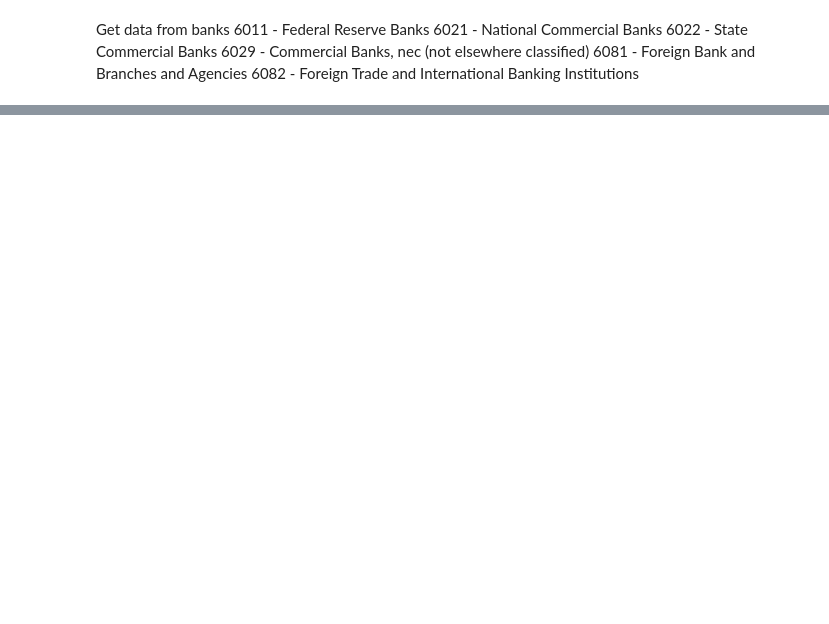
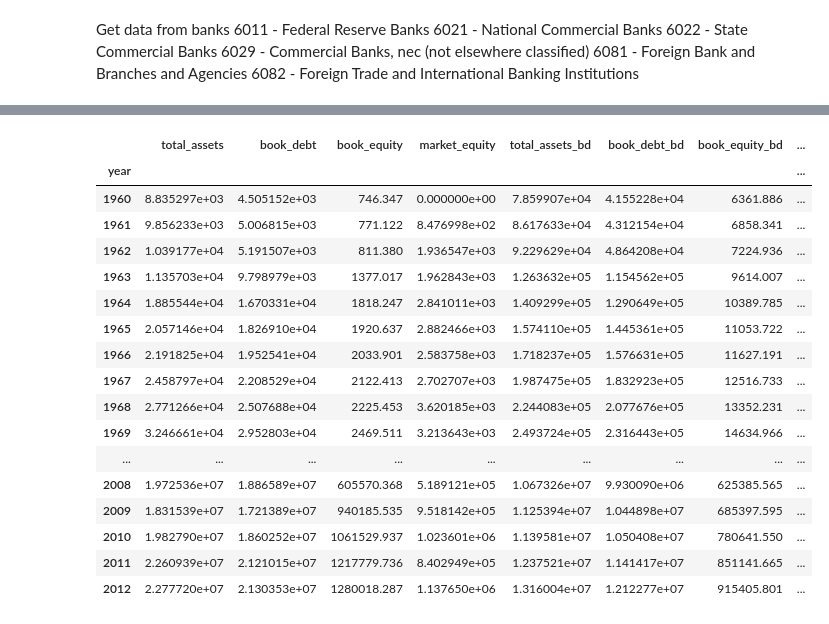
Before and after one commit to 1scarecrow1/intermediary-asset-pricing, a Jupyter notebook: src/Table02.ipynb, the cells around one changed output, grey strips where cells are left out. Cells and saved outputs as stored; diff of their text form; code cells hidden in the pictures; blank space fills up the shorter version.

```diff
--- a/src/Table02.ipynb
+++ b/src/Table02.ipynb
@@ -229,7 +304,7 @@ Get data from banks
 6081 - Foreign Bank and Branches and Agencies
 6082 - Foreign Trade and International Banking Institutions
 # %%
-bank_sic = [6011,6021,6022,6029,6081,6082] # these are not all the codes, in the process of looking these up
-linked_banks = linktable[(linktable['sic'].isin(bank_sic))]
+bank_sic = [6011,6021,6022,6029,6081,6082,6020] # these are not all the codes, in the process of looking these up
+linked_banks = linktable[(linktable['sic'].isin(bank_sic)) & (~linktable['gvkey'].isin(ticks['gvkey'].tolist()))]
 linked_banks
 # %% [output]
@@ -236,0 +324,16 @@ Series([], Name: conm, dtype: object)
+# %%
+def get_comparison_group_data(linktable_df, start_date, end_date):
+    empty_tickers = []
+    comparison_group_df = pd.DataFrame()
+    for index, row in linktable_df.iterrows():
+        gvkey = row['gvkey']
+        new_data = fetch_financial_data(gvkey, start_date, end_date)
+        if isinstance(new_data, tuple):
+            empty_tickers.append({row['conm']:gvkey})
+        else:
+            comparison_group_df = pd.concat([new_data, comparison_group_df], axis=0)
+    print('Empty Tickers: %s' % empty_tickers)
+    return comparison_group_df
+# %%
+banks = get_comparison_group_data(linked_banks, '1960-01-01', '2012-12-31')
+banks = banks.drop_duplicates()
@@ -236,0 +358,9 @@ Series([], Name: conm, dtype: object)
+# %%
+yearly_sum_banks = banks.groupby('datadate').agg({
+    'total_assets': 'sum',
+    'book_debt': 'sum',
+    'book_equity': 'sum',
+    'market_equity': 'sum'
+}).reset_index()
+yearly_sum_banks = yearly_sum_banks.rename(columns={'total_assets':'total_assets_bd', 'book_debt':'book_debt_bd', 'book_equity':'book_equity_bd','market_equity':'market_equity_bd' })
+yearly_sum_banks
@@ -236,0 +381,34 @@ Series([], Name: conm, dtype: object)
+# %%
+merged_pd_banks = pd.merge(yearly_sum_pd, yearly_sum_banks, left_on='datadate', right_on='datadate')
+merged_pd_banks.index = pd.to_datetime(merged_pd_banks['datadate'])
+merged_pd_banks['year'] = pd.to_datetime(merged_pd_banks['datadate']).dt.year
+merged_pd_banks = merged_pd_banks.groupby('year').agg({
+    'total_assets': 'sum',
+    'book_debt': 'sum',
+    'book_equity': 'sum',
+    'market_equity': 'sum',
+    'total_assets_bd': 'sum',
+    'book_debt_bd': 'sum',
+    'book_equity_bd': 'sum',
+    'market_equity_bd': 'sum'
+})
+merged_pd_banks
+# %% [output]
+|  | total_assets | book_debt | book_equity | market_equity | total_assets_bd | book_debt_bd | book_equity_bd | ... |
+| year |  |  |  |  |  |  |  | ... |
+| 1960 | 8.835297e+03 | 4.505152e+03 | 746.347 | 0.000000e+00 | 7.859907e+04 | 4.155228e+04 | 6361.886 | ... |
+| 1961 | 9.856233e+03 | 5.006815e+03 | 771.122 | 8.476998e+02 | 8.617633e+04 | 4.312154e+04 | 6858.341 | ... |
+| 1962 | 1.039177e+04 | 5.191507e+03 | 811.380 | 1.936547e+03 | 9.229629e+04 | 4.864208e+04 | 7224.936 | ... |
+| 1963 | 1.135703e+04 | 9.798979e+03 | 1377.017 | 1.962843e+03 | 1.263632e+05 | 1.154562e+05 | 9614.007 | ... |
+| 1964 | 1.885544e+04 | 1.670331e+04 | 1818.247 | 2.841011e+03 | 1.409299e+05 | 1.290649e+05 | 10389.785 | ... |
+| 1965 | 2.057146e+04 | 1.826910e+04 | 1920.637 | 2.882466e+03 | 1.574110e+05 | 1.445361e+05 | 11053.722 | ... |
+| 1966 | 2.191825e+04 | 1.952541e+04 | 2033.901 | 2.583758e+03 | 1.718237e+05 | 1.576631e+05 | 11627.191 | ... |
+| 1967 | 2.458797e+04 | 2.208529e+04 | 2122.413 | 2.702707e+03 | 1.987475e+05 | 1.832923e+05 | 12516.733 | ... |
+| 1968 | 2.771266e+04 | 2.507688e+04 | 2225.453 | 3.620185e+03 | 2.244083e+05 | 2.077676e+05 | 13352.231 | ... |
+| 1969 | 3.246661e+04 | 2.952803e+04 | 2469.511 | 3.213643e+03 | 2.493724e+05 | 2.316443e+05 | 14634.966 | ... |
+| ... | ... | ... | ... | ... | ... | ... | ... | ... |
+| 2008 | 1.972536e+07 | 1.886589e+07 | 605570.368 | 5.189121e+05 | 1.067326e+07 | 9.930090e+06 | 625385.565 | ... |
+| 2009 | 1.831539e+07 | 1.721389e+07 | 940185.535 | 9.518142e+05 | 1.125394e+07 | 1.044898e+07 | 685397.595 | ... |
+| 2010 | 1.982790e+07 | 1.860252e+07 | 1061529.937 | 1.023601e+06 | 1.139581e+07 | 1.050408e+07 | 780641.550 | ... |
+| 2011 | 2.260939e+07 | 2.121015e+07 | 1217779.736 | 8.402949e+05 | 1.237521e+07 | 1.141417e+07 | 851141.665 | ... |
+| 2012 | 2.277720e+07 | 2.130353e+07 | 1280018.287 | 1.137650e+06 | 1.316004e+07 | 1.212277e+07 | 915405.801 | ... |
```
Also changed, not shown: parts of 14 cells of this notebook.
